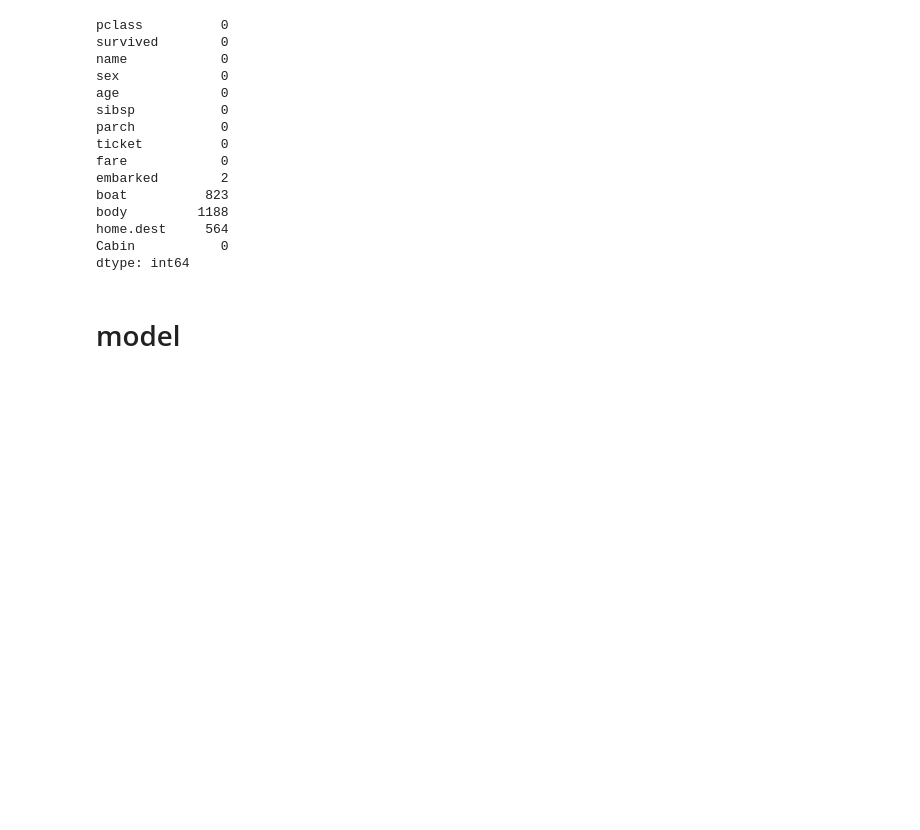
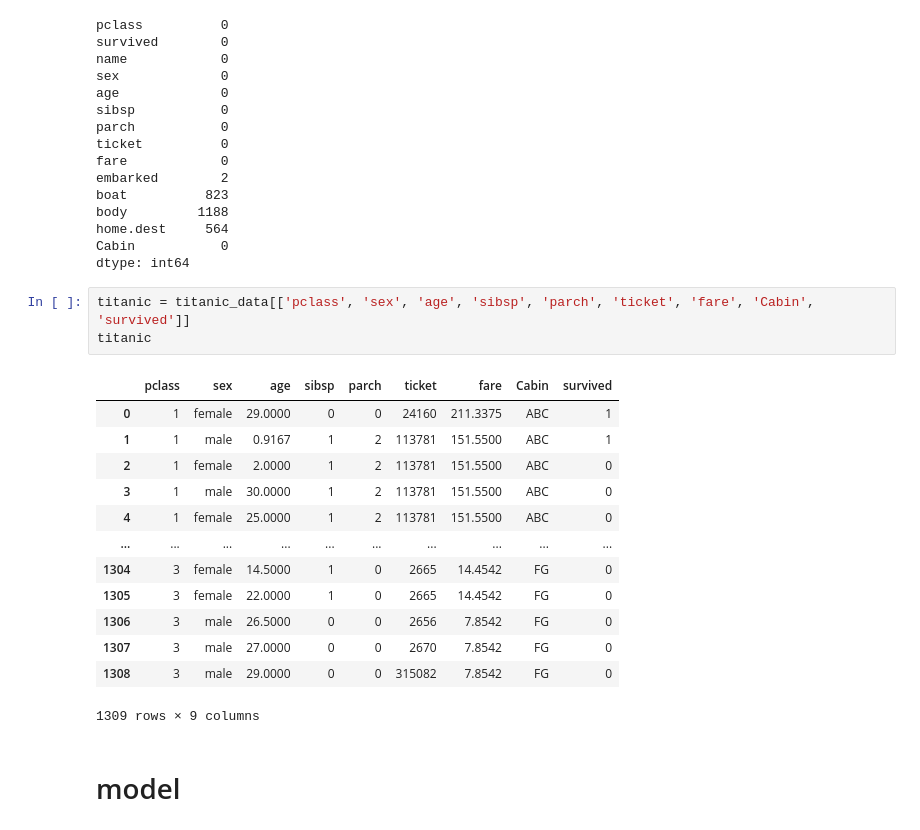
Before and after one commit to qmcnn/Data-Mining, a Jupyter notebook: Project2.ipynb, the cells around one changed output. Cells and saved outputs as stored; diff of their text form; blank space fills up the shorter version.

```diff
--- a/Project2.ipynb
+++ b/Project2.ipynb
@@ -228,6 +228,23 @@ body         1188
 home.dest     564
 Cabin           0
 dtype: int64
+# %%
+titanic = titanic_data[['pclass', 'sex', 'age', 'sibsp', 'parch', 'ticket', 'fare', 'Cabin', 'survived']]
+titanic
+# %% [output]
+|  | pclass | sex | age | sibsp | parch | ticket | fare | Cabin | survived |
+| 0 | 1 | female | 29.0000 | 0 | 0 | 24160 | 211.3375 | ABC | 1 |
+| 1 | 1 | male | 0.9167 | 1 | 2 | 113781 | 151.5500 | ABC | 1 |
+| 2 | 1 | female | 2.0000 | 1 | 2 | 113781 | 151.5500 | ABC | 0 |
+| 3 | 1 | male | 30.0000 | 1 | 2 | 113781 | 151.5500 | ABC | 0 |
+| 4 | 1 | female | 25.0000 | 1 | 2 | 113781 | 151.5500 | ABC | 0 |
+| ... | ... | ... | ... | ... | ... | ... | ... | ... | ... |
+| 1304 | 3 | female | 14.5000 | 1 | 0 | 2665 | 14.4542 | FG | 0 |
+| 1305 | 3 | female | 22.0000 | 1 | 0 | 2665 | 14.4542 | FG | 0 |
+| 1306 | 3 | male | 26.5000 | 0 | 0 | 2656 | 7.8542 | FG | 0 |
+| 1307 | 3 | male | 27.0000 | 0 | 0 | 2670 | 7.8542 | FG | 0 |
+| 1308 | 3 | male | 29.0000 | 0 | 0 | 315082 | 7.8542 | FG | 0 |
+1309 rows × 9 columns
 # %% [markdown]
 # model
 # %% [markdown]
```
Also changed, not shown: parts of 3 cells of this notebook.
